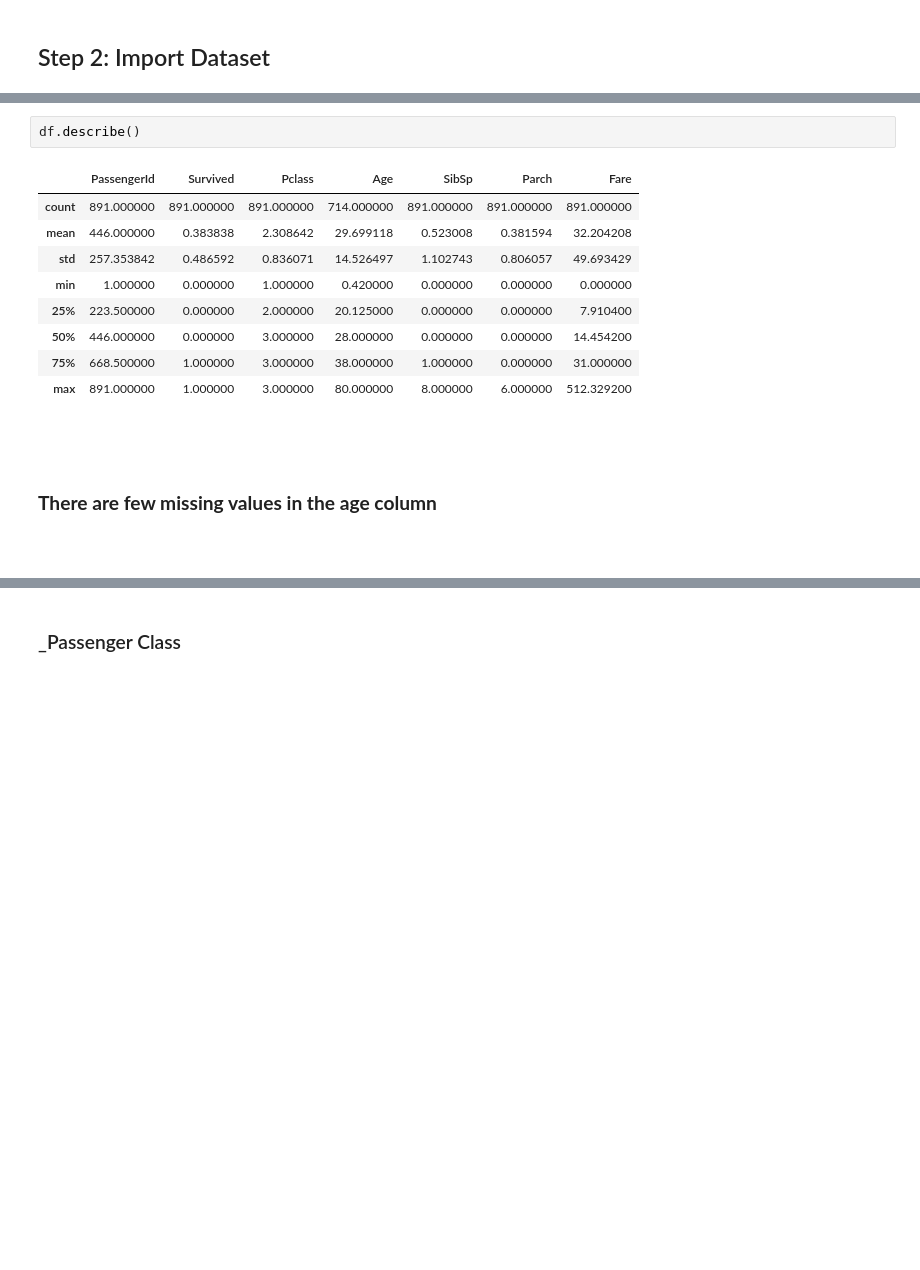
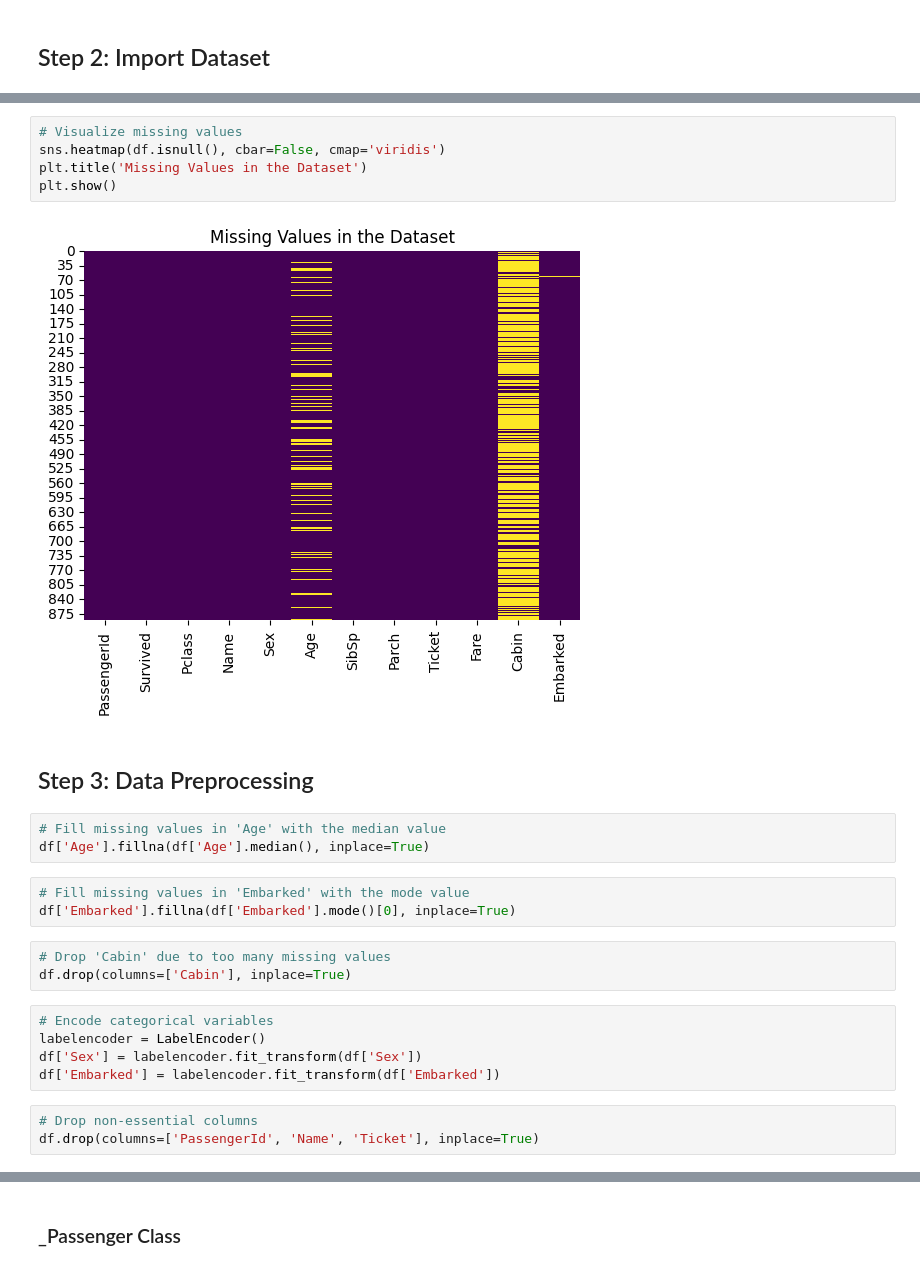
Before and after one commit to brc0d3s/CODSOFT, a Jupyter notebook: 1. Titanic Survival Prediction/TITANIC_SURVIVAL.ipynb, the cells around one changed output, grey strips where cells are left out. Cells and saved outputs as stored; diff of their text form; blank space fills up the shorter version.

```diff
--- a/1. Titanic Survival Prediction/TITANIC_SURVIVAL.ipynb
+++ b/1. Titanic Survival Prediction/TITANIC_SURVIVAL.ipynb
@@ -52,18 +71,27 @@ df.shape
-# %%
-df.describe()
-# %% [output]
-|  | PassengerId | Survived | Pclass | Age | SibSp | Parch | Fare |
-| count | 891.000000 | 891.000000 | 891.000000 | 714.000000 | 891.000000 | 891.000000 | 891.000000 |
-| mean | 446.000000 | 0.383838 | 2.308642 | 29.699118 | 0.523008 | 0.381594 | 32.204208 |
-| std | 257.353842 | 0.486592 | 0.836071 | 14.526497 | 1.102743 | 0.806057 | 49.693429 |
-| min | 1.000000 | 0.000000 | 1.000000 | 0.420000 | 0.000000 | 0.000000 | 0.000000 |
-| 25% | 223.500000 | 0.000000 | 2.000000 | 20.125000 | 0.000000 | 0.000000 | 7.910400 |
-| 50% | 446.000000 | 0.000000 | 3.000000 | 28.000000 | 0.000000 | 0.000000 | 14.454200 |
-| 75% | 668.500000 | 1.000000 | 3.000000 | 38.000000 | 1.000000 | 0.000000 | 31.000000 |
-| max | 891.000000 | 1.000000 | 3.000000 | 80.000000 | 8.000000 | 6.000000 | 512.329200 |
-# %% [markdown]
-##
-# %% [markdown]
-### **There are few missing values in the age column**
+# %%
+# Visualize missing values
+sns.heatmap(df.isnull(), cbar=False, cmap='viridis')
+plt.title('Missing Values in the Dataset')
+plt.show()
+# %% [output]
+[figure, added]
 # %% [markdown]
 #
+## Step 3: Data Preprocessing
+# %%
+# Fill missing values in 'Age' with the median value
+df['Age'].fillna(df['Age'].median(), inplace=True)
+# %%
+# Fill missing values in 'Embarked' with the mode value
+df['Embarked'].fillna(df['Embarked'].mode()[0], inplace=True)
+# %%
+# Drop 'Cabin' due to too many missing values
+df.drop(columns=['Cabin'], inplace=True)
+# %%
+# Encode categorical variables
+labelencoder = LabelEncoder()
+df['Sex'] = labelencoder.fit_transform(df['Sex'])
+df['Embarked'] = labelencoder.fit_transform(df['Embarked'])
+# %%
+# Drop non-essential columns
+df.drop(columns=['PassengerId', 'Name', 'Ticket'], inplace=True)
```
Also changed, not shown: parts of 32 cells of this notebook, 1 other file.
